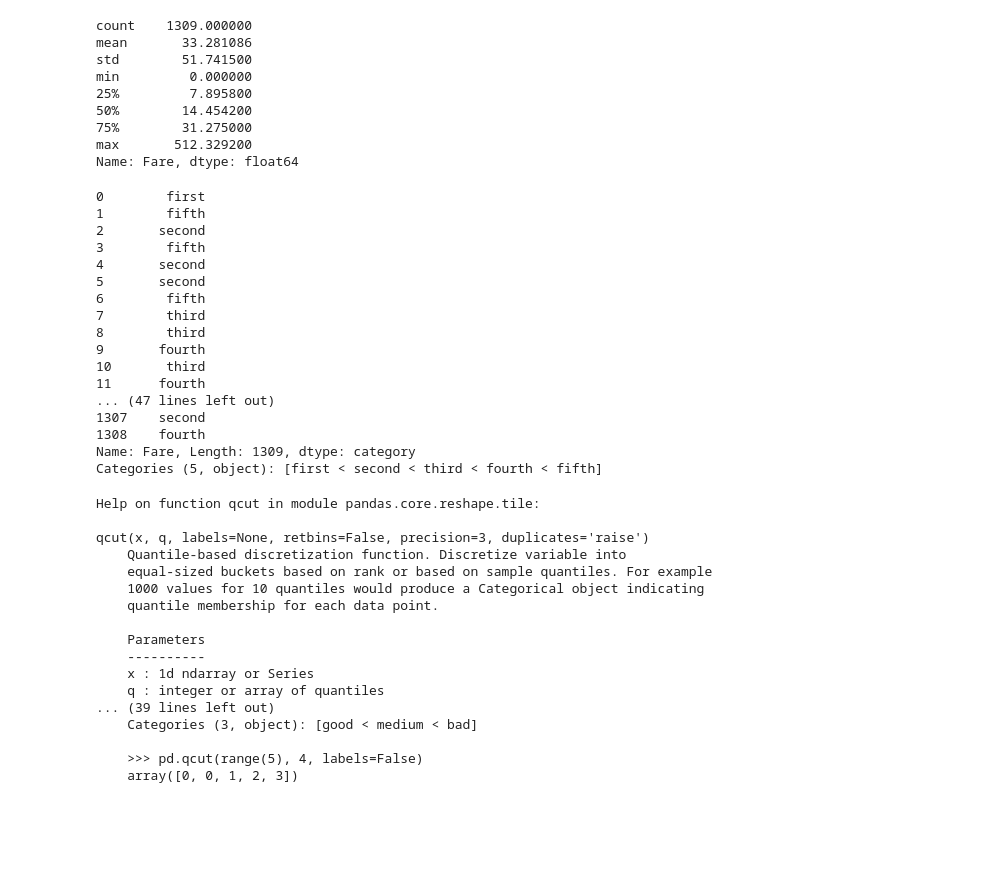
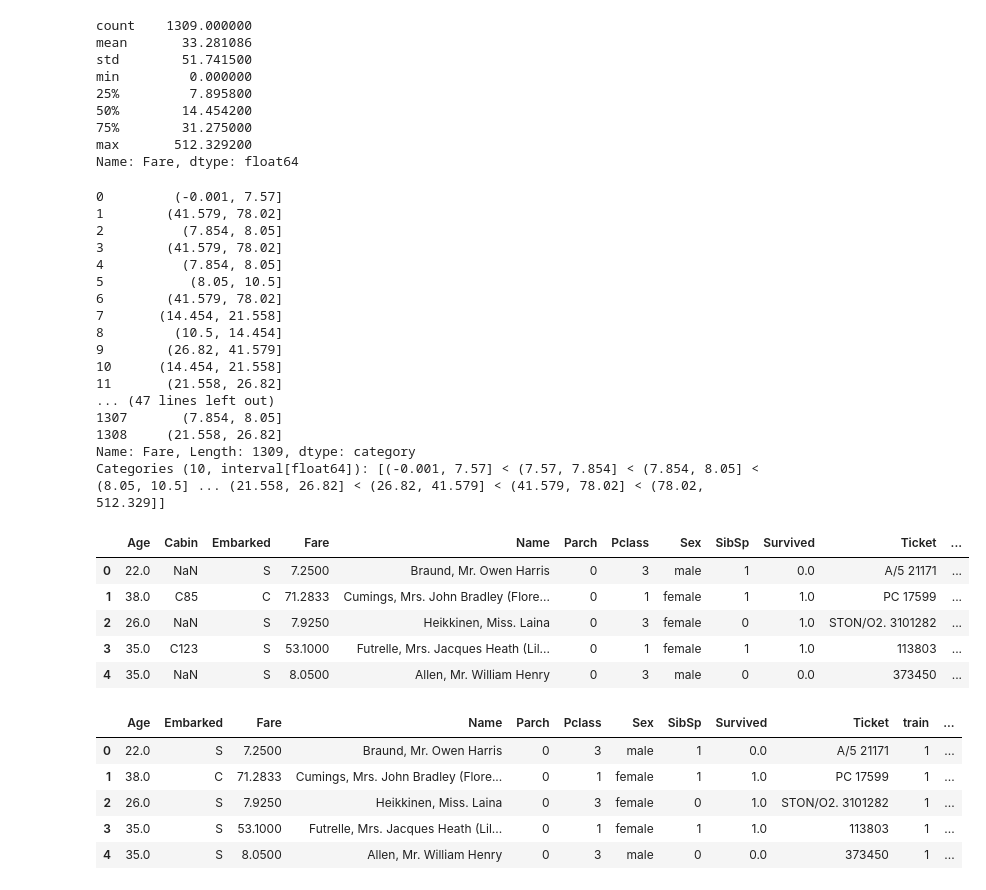
Before and after one commit to elanderos318/titanic-machine-learning, a Jupyter notebook: jupyter_notebook_code/titanic_machine_learning_notebook.ipynb, the cells around one changed output. Saved outputs shown, nothing was run; the diff lists cells and outputs as text; code cells hidden in the pictures; blank space fills up the shorter version.

```diff
--- a/jupyter_notebook_code/titanic_machine_learning_notebook.ipynb
+++ b/jupyter_notebook_code/titanic_machine_learning_notebook.ipynb
@@ -364,47 +364,38 @@ min         0.000000
 75%        31.275000
 max       512.329200
 Name: Fare, dtype: float64
-# %%
-data['CategoricalFare'] = pd.qcut(data['Fare'], 5, labels = ['first', 'second', 'third', 'fourth',
-                                  'fifth'])
 # %%
-pd.qcut(data['Fare'], 5, labels = ['first', 'second', 'third', 'fourth',
-                                  'fifth'])
+pd.qcut(data['Fare'], 10)
 # %% [output]
-0        first
-1        fifth
-2       second
-3        fifth
-4       second
-5       second
-6        fifth
-7        third
-8        third
-9       fourth
-10       third
-11      fourth
+0         (-0.001, 7.57]
+1        (41.579, 78.02]
+2          (7.854, 8.05]
+3        (41.579, 78.02]
+4          (7.854, 8.05]
+5           (8.05, 10.5]
+6        (41.579, 78.02]
+7       (14.454, 21.558]
+8         (10.5, 14.454]
+9        (26.82, 41.579]
+10      (14.454, 21.558]
+11       (21.558, 26.82]
 ... (47 lines left out)
-1307    second
-1308    fourth
+1307       (7.854, 8.05]
+1308     (21.558, 26.82]
 Name: Fare, Length: 1309, dtype: category
-Categories (5, object): [first < second < third < fourth < fifth]
+Categories (10, interval[float64]): [(-0.001, 7.57] < (7.57, 7.854] < (7.854, 8.05] < (8.05, 10.5] ... (21.558, 26.82] < (26.82, 41.579] < (41.579, 78.02] < (78.02, 512.329]]
-# %%
-help(pd.qcut)
-# %% [output]
-Help on function qcut in module pandas.core.reshape.tile:
-
-qcut(x, q, labels=None, retbins=False, precision=3, duplicates='raise')
-    Quantile-based discretization function. Discretize variable into
-    equal-sized buckets based on rank or based on sample quantiles. For example
-    1000 values for 10 quantiles would produce a Categorical object indicating
-    quantile membership for each data point.
-
-    Parameters
-    ----------
-    x : 1d ndarray or Series
-    q : integer or array of quantiles
-... (39 lines left out)
-    Categories (3, object): [good < medium < bad]
-
-    >>> pd.qcut(range(5), 4, labels=False)
-    array([0, 0, 1, 2, 3])
+# %%
+fare_labels = ['fare_first', 'fare_second', 'fare_third', 'fare_fourth',
+              'fare_fifth', 'fare_sixth', 'fare_seventh', 'fare_eighth',
+              'fare_ninth', 'fare_tenth']
+
+data['Fare_C'] = pd.qcut(data['Fare'], 10, labels = fare_labels)
+# %%
+data.head()
+# %% [output]
+|  | Age | Cabin | Embarked | Fare | Name | Parch | Pclass | Sex | SibSp | Survived | Ticket | ... |
+| 0 | 22.0 | NaN | S | 7.2500 | Braund, Mr. Owen Harris | 0 | 3 | male | 1 | 0.0 | A/5 21171 | ... |
+| 1 | 38.0 | C85 | C | 71.2833 | Cumings, Mrs. John Bradley (Flore... | 0 | 1 | female | 1 | 1.0 | PC 17599 | ... |
+| 2 | 26.0 | NaN | S | 7.9250 | Heikkinen, Miss. Laina | 0 | 3 | female | 0 | 1.0 | STON/O2. 3101282 | ... |
+| 3 | 35.0 | C123 | S | 53.1000 | Futrelle, Mrs. Jacques Heath (Lil... | 0 | 1 | female | 1 | 1.0 | 113803 | ... |
+| 4 | 35.0 | NaN | S | 8.0500 | Allen, Mr. William Henry | 0 | 3 | male | 0 | 0.0 | 373450 | ... |
@@ -410,0 +406,9 @@ qcut(x, q, labels=None, retbins=False, precision=3, duplicates='raise')
+# %%
+data.head()
+# %% [output]
+|  | Age | Embarked | Fare | Name | Parch | Pclass | Sex | SibSp | Survived | Ticket | train | ... |
+| 0 | 22.0 | S | 7.2500 | Braund, Mr. Owen Harris | 0 | 3 | male | 1 | 0.0 | A/5 21171 | 1 | ... |
+| 1 | 38.0 | C | 71.2833 | Cumings, Mrs. John Bradley (Flore... | 0 | 1 | female | 1 | 1.0 | PC 17599 | 1 | ... |
+| 2 | 26.0 | S | 7.9250 | Heikkinen, Miss. Laina | 0 | 3 | female | 0 | 1.0 | STON/O2. 3101282 | 1 | ... |
+| 3 | 35.0 | S | 53.1000 | Futrelle, Mrs. Jacques Heath (Lil... | 0 | 1 | female | 1 | 1.0 | 113803 | 1 | ... |
+| 4 | 35.0 | S | 8.0500 | Allen, Mr. William Henry | 0 | 3 | male | 0 | 0.0 | 373450 | 1 | ... |
```
Also changed, not shown: parts of 18 cells of this notebook.
